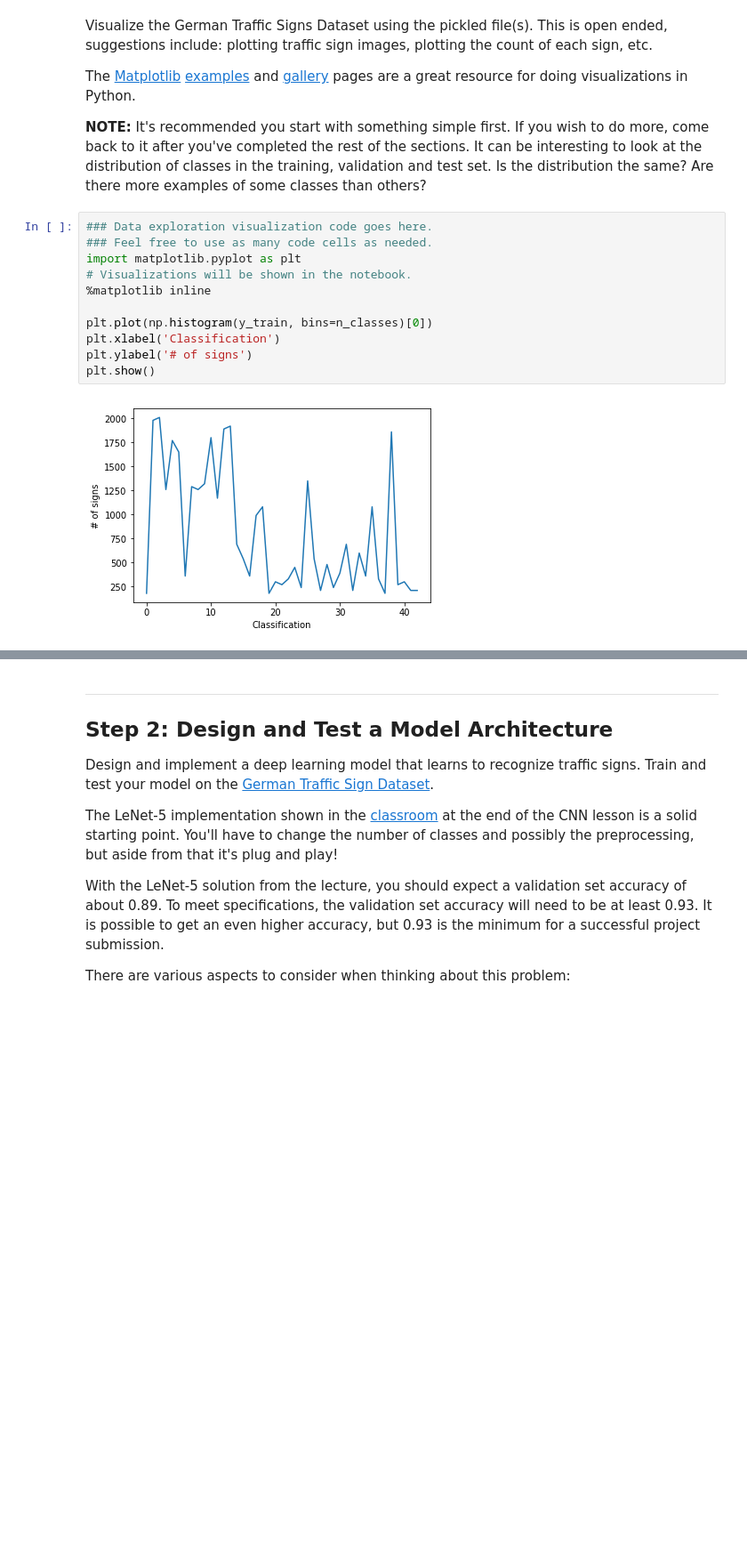
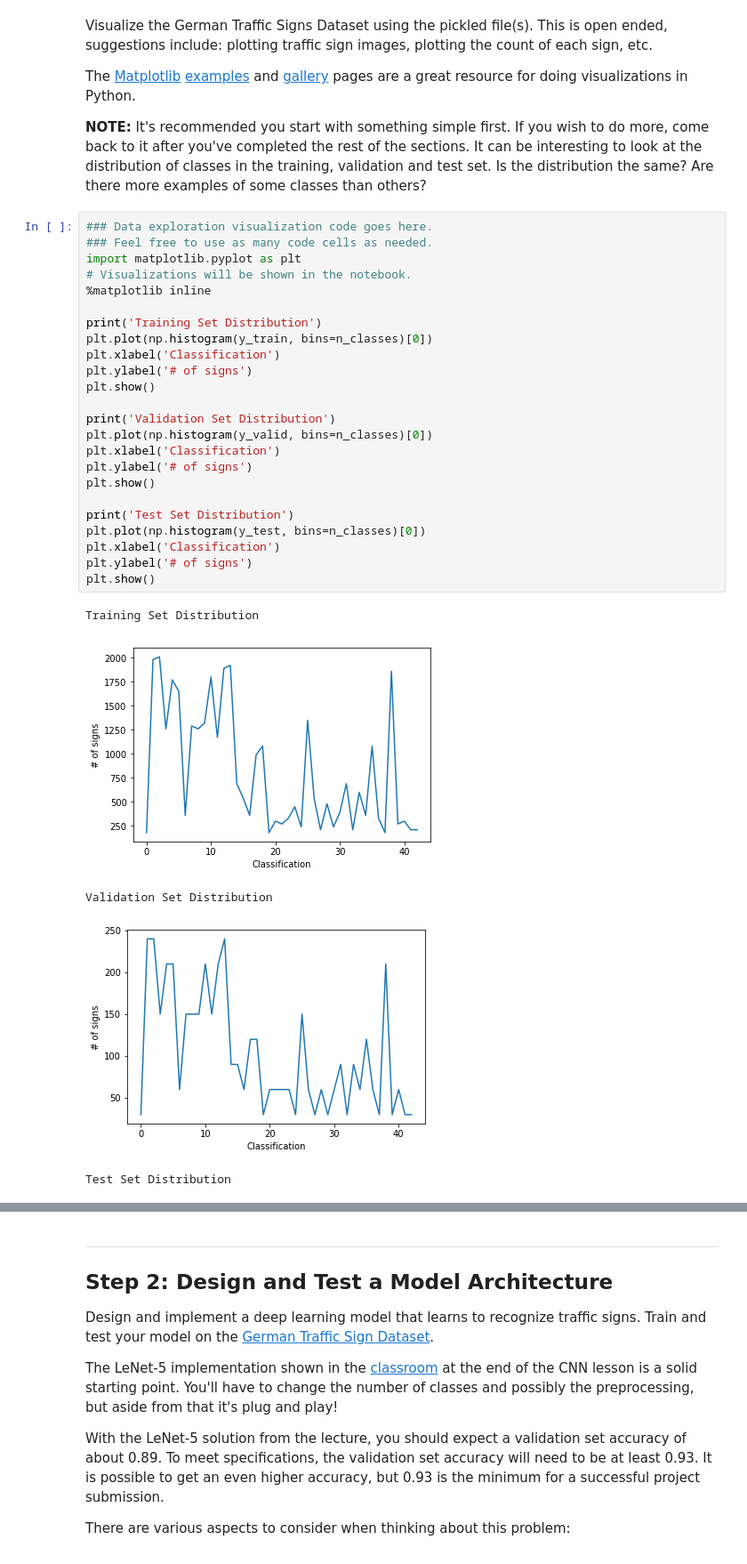
Before and after one commit to mattsplats/CarND-Traffic-Sign-Classifier-Project, a Jupyter notebook: Traffic_Sign_Classifier.ipynb, the cells around one changed output, grey strips where cells are left out. Shown at 89% size. Saved outputs shown, nothing was run; the diff lists cells and outputs as text; blank space fills up the shorter version.

```diff
--- a/Traffic_Sign_Classifier.ipynb
+++ b/Traffic_Sign_Classifier.ipynb
@@ -96,13 +96,30 @@ The [Matplotlib](http://matplotlib.org/) [examples](http://matplotlib.org/exampl
 # %%
 ### Data exploration visualization code goes here.
 ### Feel free to use as many code cells as needed.
 import matplotlib.pyplot as plt
 # Visualizations will be shown in the notebook.
 %matplotlib inline
 
+print('Training Set Distribution')
 plt.plot(np.histogram(y_train, bins=n_classes)[0])
 plt.xlabel('Classification')
 plt.ylabel('# of signs')
 plt.show()
+
+print('Validation Set Distribution')
+plt.plot(np.histogram(y_valid, bins=n_classes)[0])
+plt.xlabel('Classification')
+plt.ylabel('# of signs')
+plt.show()
+
+print('Test Set Distribution')
+plt.plot(np.histogram(y_test, bins=n_classes)[0])
+plt.xlabel('Classification')
+plt.ylabel('# of signs')
+plt.show()
 # %% [output]
+Training Set Distribution
 [figure]
+Validation Set Distribution
+[figure, added]
+Test Set Distribution
```
Also changed, not shown: parts of 9 cells of this notebook, 21 other files.
